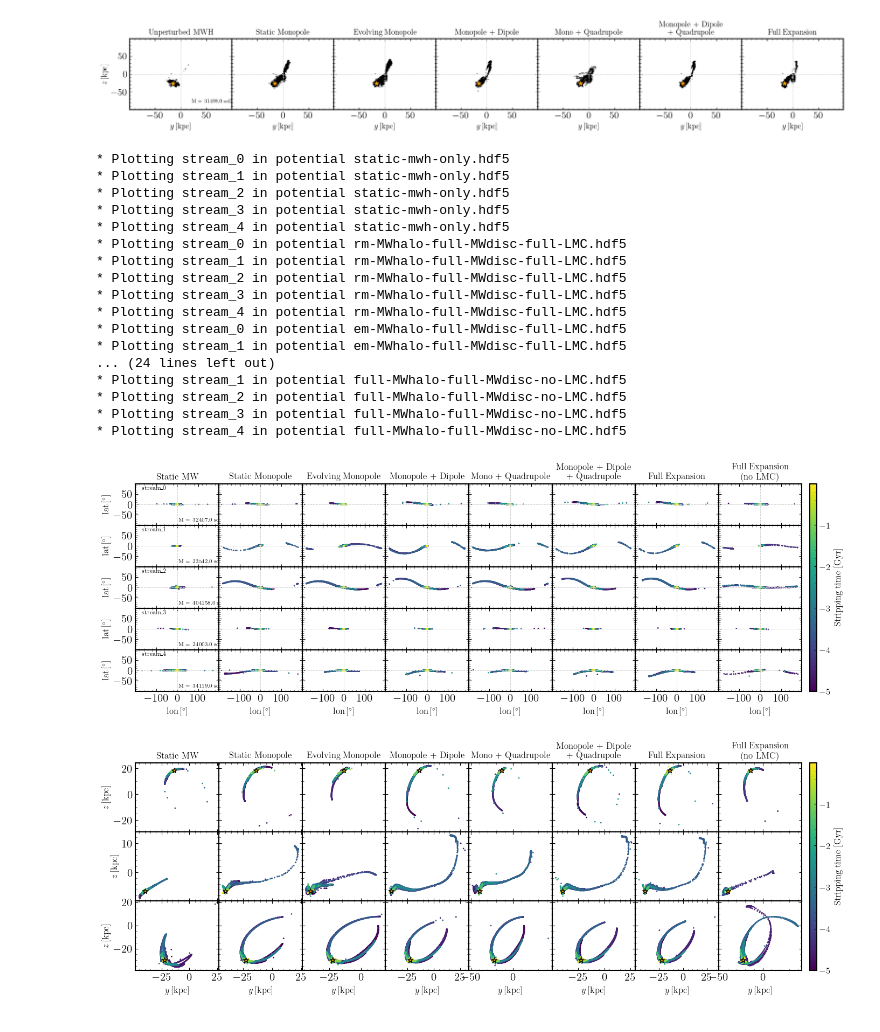
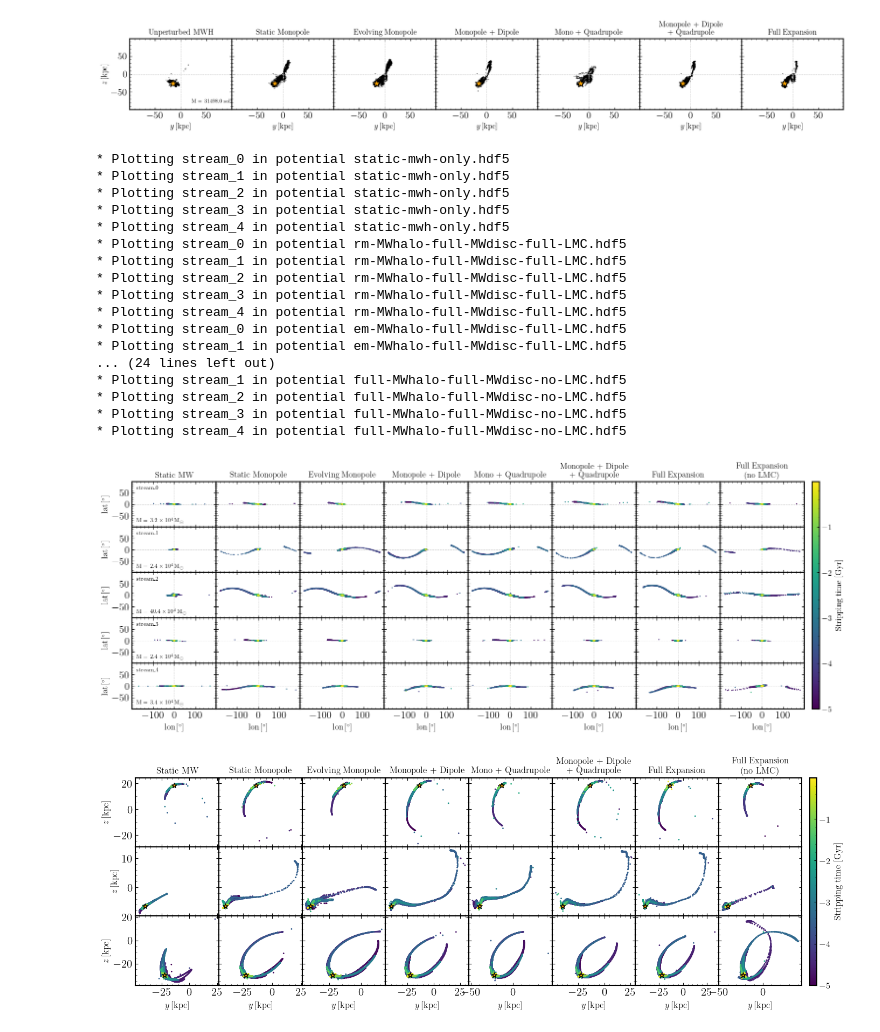
Before and after one commit to dc-broo3/oceanus, a Jupyter notebook: analysis/streamgenerator.ipynb, the cells around one changed output. Saved outputs shown, nothing was run; the diff lists cells and outputs as text; code cells hidden in the pictures.

Commit message:
new plots!

```diff
--- a/analysis/streamgenerator.ipynb
+++ b/analysis/streamgenerator.ipynb
@@ -378,12 +368,11 @@ def plot_stream_frames(streams, path, plotname, savefig=False):
 
     t_idx = -1
 
-    fig, ax = plt.subplots(len(streams), len(potentials), sharex='col', sharey='row', figsize=(19,5))
+    fig, ax = plt.subplots(len(streams), len(potentials), sharex='col', sharey='row', figsize=(21,6))
     plt.subplots_adjust(hspace=0, wspace=0.)
 
     for j in range(len(potentials)):
         for i in range(len(streams)):
-
             #-------------------------------------------------------------------------------------
             ### Read in the data
             #-------------------------------------------------------------------------------------
@@ -394,14 +383,13 @@ def plot_stream_frames(streams, path, plotname, savefig=False):
                 stream = gd.PhaseSpacePosition(file[streams[i]]["positions"][t_idx, 1:].T * u.kpc, file[streams[i]]["velocities"][t_idx, 1:].T * u.km / u.s)
                 start_times = np.array(file[streams[i]]['times'])
                 prog_mass = np.array(file[streams[i]]['progenitor-mass']) * u.Msun
-
+                rlmc = np.array(file[streams[i]]['lmc_sep'])
             #-------------------------------------------------------------------------------------
             ### Rotation matrix for progenitor to get it to near (X, 0, 0)
             #-------------------------------------------------------------------------------------
             R1 = Rotation.from_euler("z", -prog.spherical.lon.degree, degrees=True)
             R2 = Rotation.from_euler("y", prog.spherical.lat.degree, degrees=True)
             R_prog0 = R2.as_matrix() @ R1.as_matrix()
-
             #-------------------------------------------------------------------------------------
             ### Rotate around new x axis so stream prog vel points along +y direction
             #-------------------------------------------------------------------------------------
@@ -409,32 +397,29 @@ def plot_stream_frames(streams, path, plotname, savefig=False):
             v_angle = np.arctan2(new_vxyz[2], new_vxyz[1])
             R3 = Rotation.from_euler("x", -v_angle.to_value(u.degree), degrees=True)
             R = (R3 * R2 * R1).as_matrix()
-
             #-------------------------------------------------------------------------------------
             ### Rotate the whole stream by the final rotation matrix
             #-------------------------------------------------------------------------------------
-
             prog_rot = gd.PhaseSpacePosition(prog.data.transform(R))
             prog_sph = prog_rot.spherical
             stream_rot = gd.PhaseSpacePosition(stream.data.transform(R))
             stream_sph = stream_rot.spherical
-
+            lon = stream_sph.lon.wrap_at(180*u.deg).degree[:-2]
+            lat = stream_sph.lat.degree[:-2]
             #-------------------------------------------------------------------------------------
             ### Plot the streams
             #-------------------------------------------------------------------------------------
             plt.sca(ax[i,j])
             print('* Plotting {} in potential {}'.format(streams[i], potentials[j]))
-            plt.hlines(0, -200, 200, ls='dashed', color='lightgrey', lw=0.7)
-            plt.vlines(0, -200, 200, ls='dashed', color='lightgrey', lw=0.7)
-            plot=plt.scatter(stream_sph.lon.wrap_at(180*u.deg).degree[:-2], stream_sph.lat.degree[:-2],
-                             s=1, c=start_times, cmap = 'viridis',rasterized=True)
-            # plt.scatter(prog_sph.lon.wrap_at(180*u.deg).degree, prog_sph.lat.degree,
-            #             s=100, edgecolors='k', facecolor='orange',marker='*', label='Prog.', rasterized=True)
+            plt.hlines(0, -200, 200, ls='dashed', color='lightgrey', lw=0.7, zorder=1)
+            plt.vlines(0, -200, 200, ls='dashed', color='lightgrey', lw=0.7, zorder=1)
+            plot=plt.scatter(lon, lat, s=.5, c=start_times, cmap = 'viridis',rasterized=True, zorder=2)
 
             if j==0:
                 name, ext = os.path.splitext(streams[i])
-                plt.annotate(text='{}'.format(name), xy=(-170,70), fontsize=8 )
-                plt.annotate(text=r'M = {}'.format(np.round(prog_mass, 0)), xy=(5,-80), fontsize=7)
+                plt.annotate(text='{}'.format(name), xy=(-180,65), fontsize=8 )
+                plt.annotate(text=r'M = {} $\times \, 10^{{4}} \, \mathrm{{M}}_{{\odot}}$'.format(np.round(prog_mass.value/1e4, 1)),
+                             xy=(-180, -80), fontsize=8)
 
     cb = fig.colorbar(plot,  ax=ax, location='right', aspect=30, pad=0.01)
     cb.set_label('Stripping time [Gyr]')
@@ -443,10 +428,6 @@ def plot_stream_frames(streams, path, plotname, savefig=False):
     #-------------------------------------------------------------------------------------
     ### Plot cosmetics
     #-------------------------------------------------------------------------------------
-
-    # lgd = ax[len(streams),0].legend(frameon=False, fontsize=8, loc='lower left')
-    # lgd.legend_handles[0]._sizes = [75]
-
     for k in range(len(labels)):
 
         ax[0,k].set_title(labels[k])
@@ -462,29 +443,30 @@ def plot_stream_frames(streams, path, plotname, savefig=False):
     elif savefig==True:
         return plt.savefig('/mnt/ceph/users/rbrooks/oceanus/analysis/figures/{}'.format(plotname))
 # %%
-streams = list(['stream_0', 'stream_1', 'stream_2', 'stream_3', 'stream_4'])
+streams = list(['stream_0', 'stream_1','stream_2','stream_3','stream_4', ])
+# streams = list(['stream_20', 'stream_21','stream_22','stream_23','stream_24',])
 path = '/mnt/ceph/users/rbrooks/oceanus/analysis/stream-runs/combined-files/'
 plotname = 'plot_stream_coords'
 plot_stream_frames(streams, path, plotname, False)
 # %% [output]
 * Plotting stream_0 in potential static-mwh-only.hdf5
 * Plotting stream_1 in potential static-mwh-only.hdf5
 * Plotting stream_2 in potential static-mwh-only.hdf5
 * Plotting stream_3 in potential static-mwh-only.hdf5
 * Plotting stream_4 in potential static-mwh-only.hdf5
 * Plotting stream_0 in potential rm-MWhalo-full-MWdisc-full-LMC.hdf5
 * Plotting stream_1 in potential rm-MWhalo-full-MWdisc-full-LMC.hdf5
 * Plotting stream_2 in potential rm-MWhalo-full-MWdisc-full-LMC.hdf5
 * Plotting stream_3 in potential rm-MWhalo-full-MWdisc-full-LMC.hdf5
 * Plotting stream_4 in potential rm-MWhalo-full-MWdisc-full-LMC.hdf5
 * Plotting stream_0 in potential em-MWhalo-full-MWdisc-full-LMC.hdf5
 * Plotting stream_1 in potential em-MWhalo-full-MWdisc-full-LMC.hdf5
 ... (24 lines left out)
 * Plotting stream_1 in potential full-MWhalo-full-MWdisc-no-LMC.hdf5
 * Plotting stream_2 in potential full-MWhalo-full-MWdisc-no-LMC.hdf5
 * Plotting stream_3 in potential full-MWhalo-full-MWdisc-no-LMC.hdf5
 * Plotting stream_4 in potential full-MWhalo-full-MWdisc-no-LMC.hdf5
-[figure, old version]
+[figure, new version]
 # %%
 def plot_stream_cartesian(streams, path, plotname, savefig=False):
 
```
Also changed, not shown: parts of 26 cells of this notebook.
